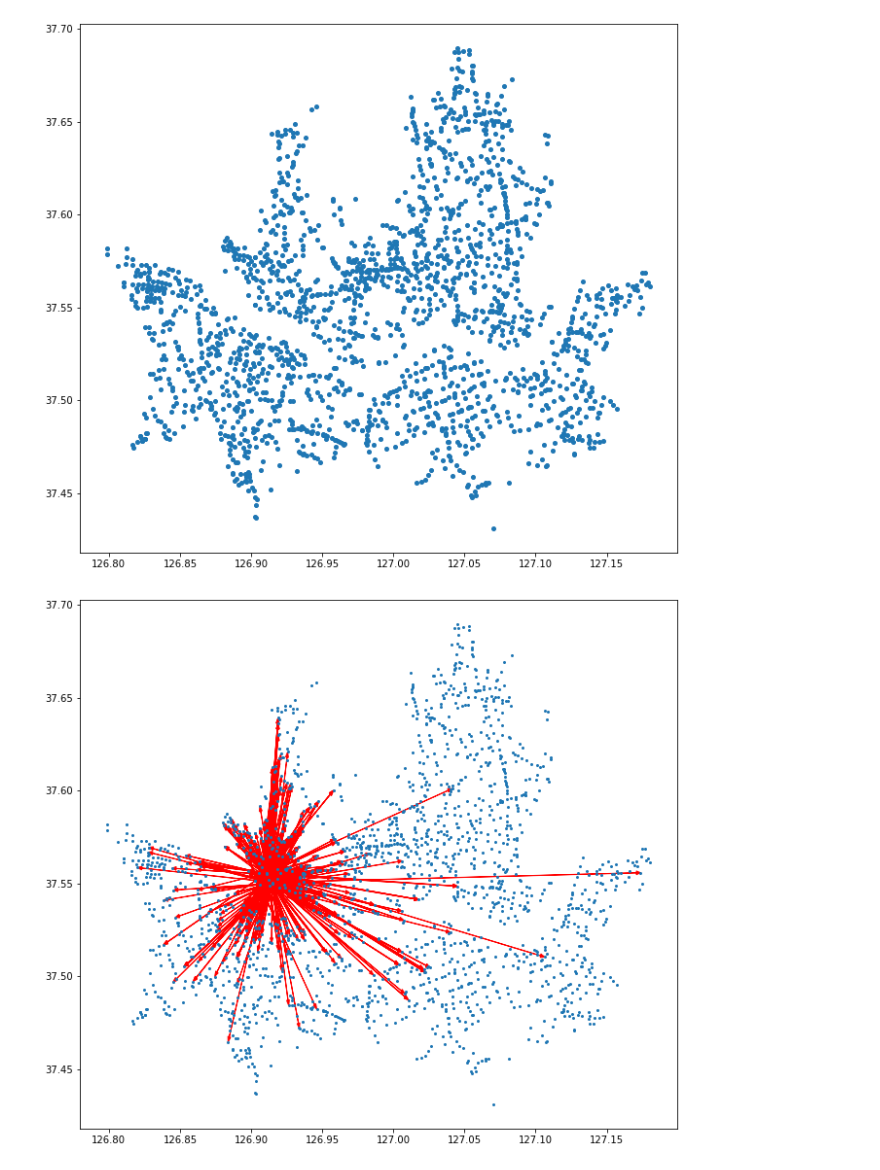
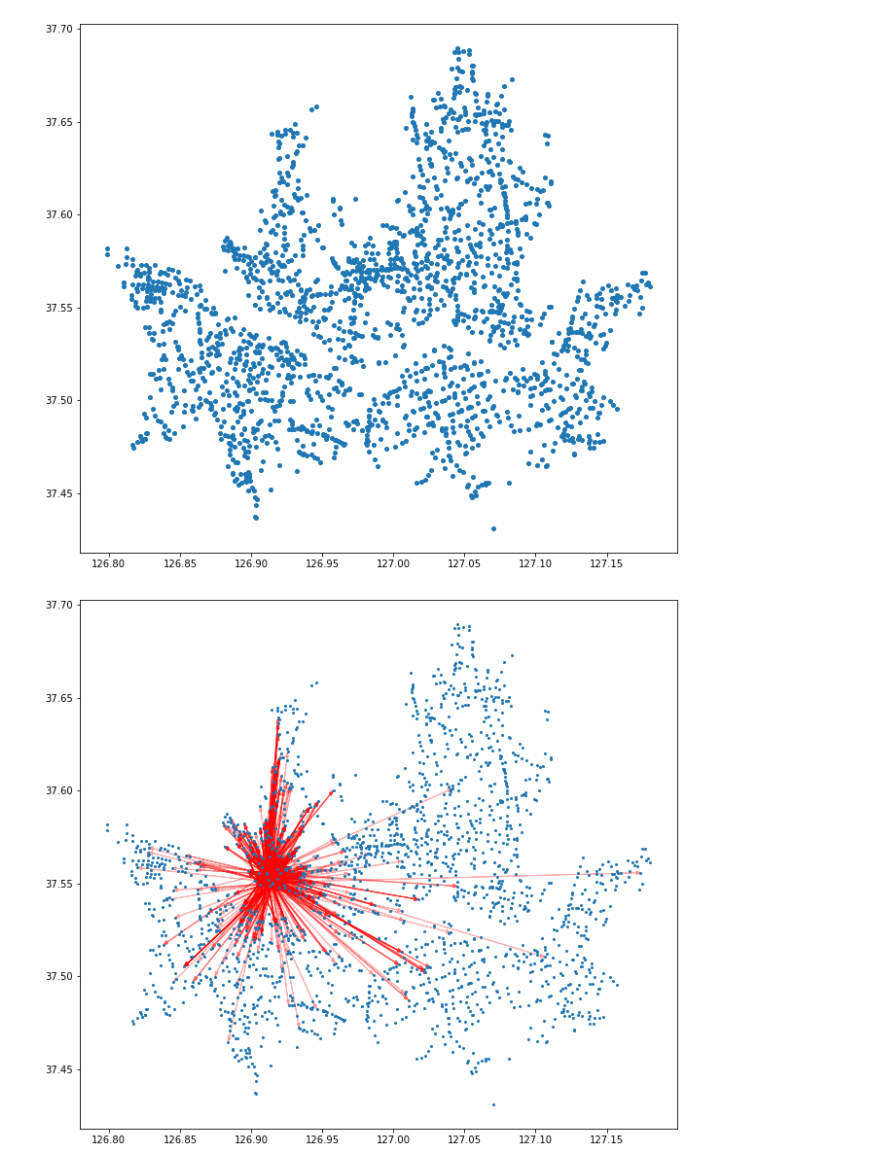
Before and after one commit to GyoHeon/UOS_bicycle, a Jupyter notebook: station.ipynb, the cells around one changed output. Drawn from its saved outputs; the diff is of its cells as text; code cells hidden in the pictures.

```diff
--- a/station.ipynb
+++ b/station.ipynb
@@ -64,12 +65,14 @@ def follow(start, end):
 # %%
 # 여러개 움직임 띄우기. 3300 근처에서 nan 값 때문에 오류남.
 plt.figure(figsize = (11, 10))
 plt.plot(station.iloc[:, 4], station.iloc[:, 3], 'o', markersize = 2)
 
 for start, end in zip(use[:3000, 2], use[:3000, 6]):
     x1, y1, x2, y2 = follow(start, end)
 
-    plt.arrow(x1, y1, x2, y2, color = 'r', width = 0.0001,\
-              head_width = 0.002, length_includes_head = True)
+    # alpha는 투명도임
+    plt.arrow(x1, y1, x2, y2, color = 'r', width = 0.00001,\
+              head_width = 0.002, length_includes_head = True,\
+              alpha = 0.3)
 # %% [output]
-[figure, old version]
+[figure, new version]
```
Also changed, not shown: parts of 1 cell of this notebook, 1 other file.
